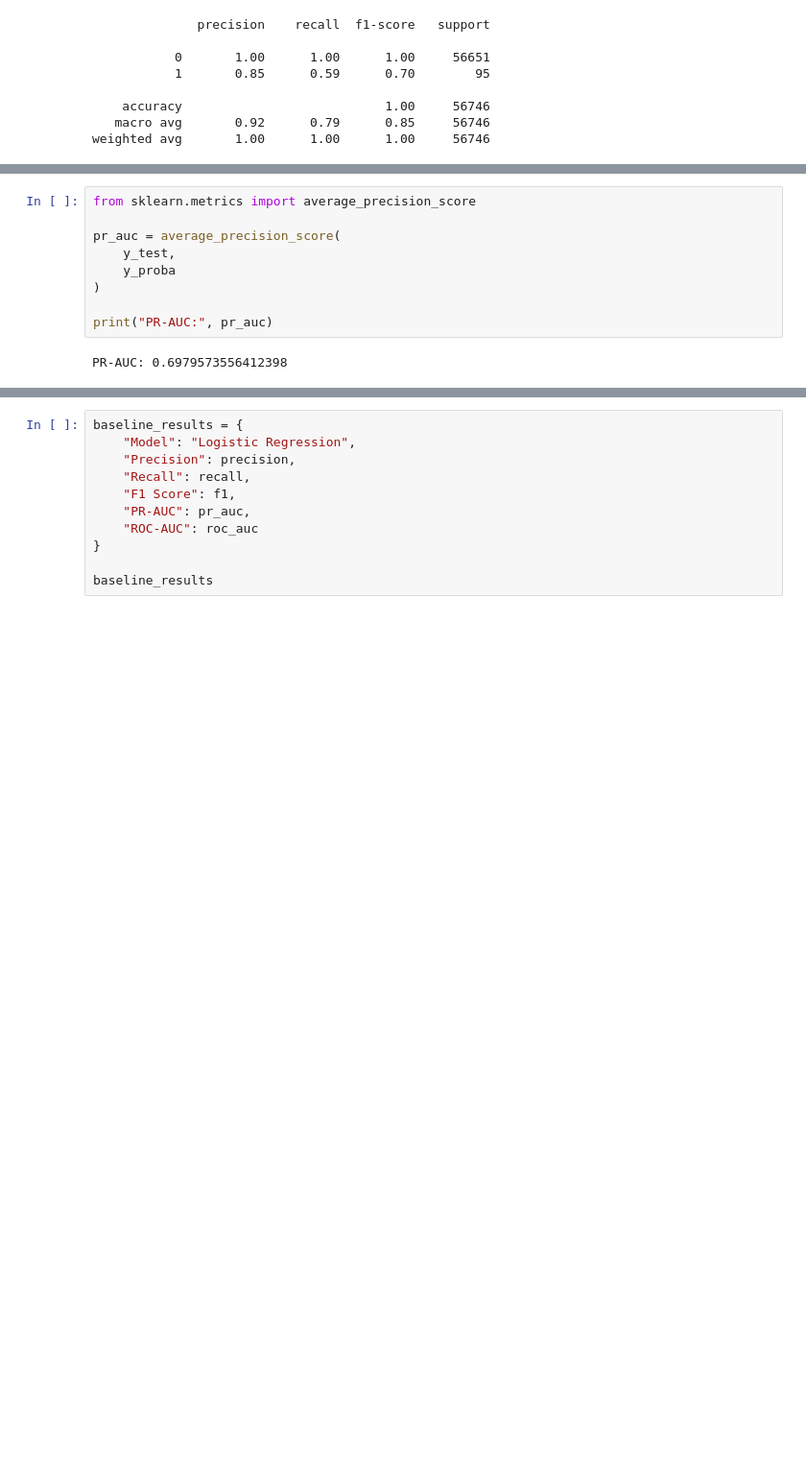
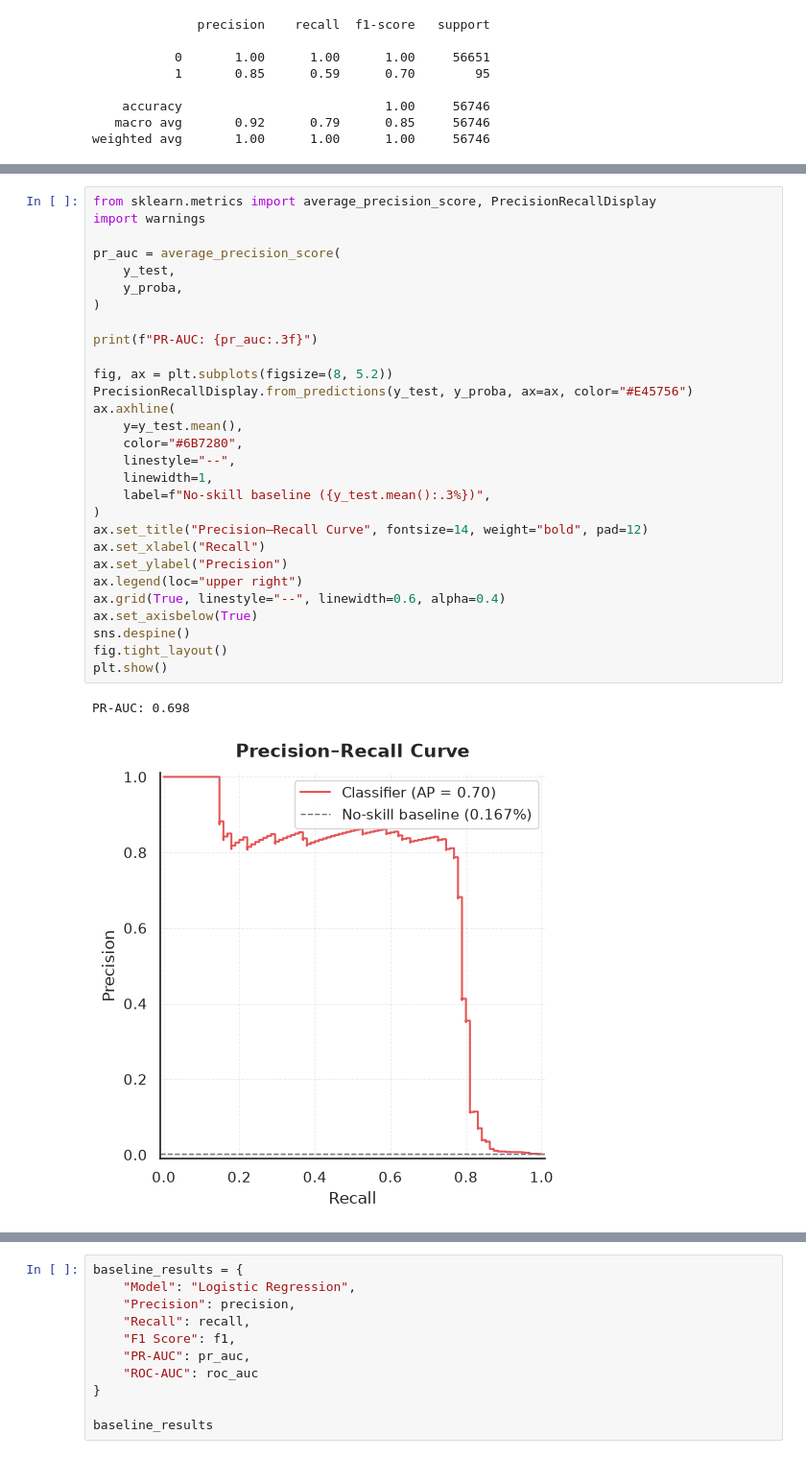
Before and after one commit to to-bits/BehaviorGuard-Customer-Behavioral-Profiling-for-Credit-Card-Fraud-Detection, a Jupyter notebook: BehaviorGuard — Customer Behavioral Profiling for Credit Card Fraud Detection/notebooks/02_baseline_model.ipynb, the cells around one changed output, grey strips where cells are left out. Shown at 96% size. Saved outputs shown, nothing was run; the diff lists cells and outputs as text; blank space fills up the shorter version.

```diff
--- a/BehaviorGuard — Customer Behavioral Profiling for Credit Card Fraud Detection/notebooks/02_baseline_model.ipynb
+++ b/BehaviorGuard — Customer Behavioral Profiling for Credit Card Fraud Detection/notebooks/02_baseline_model.ipynb
@@ -198,11 +250,32 @@ F1 Score: 0.6956521739130435
 # %%
-from sklearn.metrics import average_precision_score
+from sklearn.metrics import average_precision_score, PrecisionRecallDisplay
+import warnings
 
 pr_auc = average_precision_score(
     y_test,
-    y_proba
+    y_proba,
 )
 
-print("PR-AUC:", pr_auc)
+print(f"PR-AUC: {pr_auc:.3f}")
+
+fig, ax = plt.subplots(figsize=(8, 5.2))
+PrecisionRecallDisplay.from_predictions(y_test, y_proba, ax=ax, color="#E45756")
+ax.axhline(
+    y=y_test.mean(),
+    color="#6B7280",
+    linestyle="--",
+    linewidth=1,
+    label=f"No-skill baseline ({y_test.mean():.3%})",
+)
+ax.set_title("Precision–Recall Curve", fontsize=14, weight="bold", pad=12)
+ax.set_xlabel("Recall")
+ax.set_ylabel("Precision")
+ax.legend(loc="upper right")
+ax.grid(True, linestyle="--", linewidth=0.6, alpha=0.4)
+ax.set_axisbelow(True)
+sns.despine()
+fig.tight_layout()
+plt.show()
 # %% [output]
-PR-AUC: 0.6979573556412398
+PR-AUC: 0.698
+[figure, added]
```
Also changed, not shown: parts of 19 cells of this notebook.
